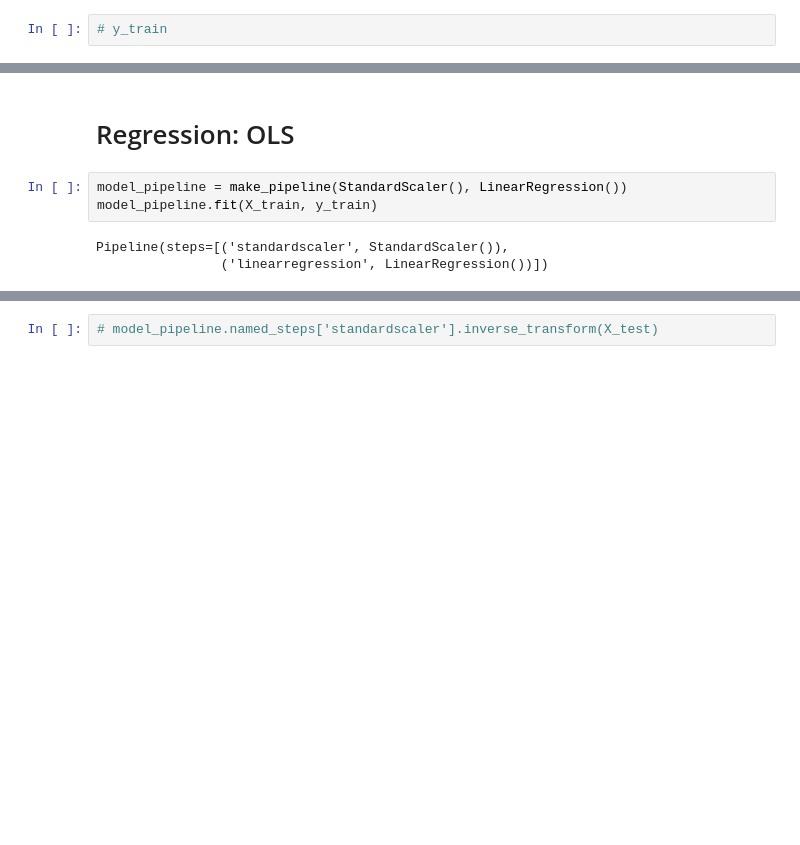
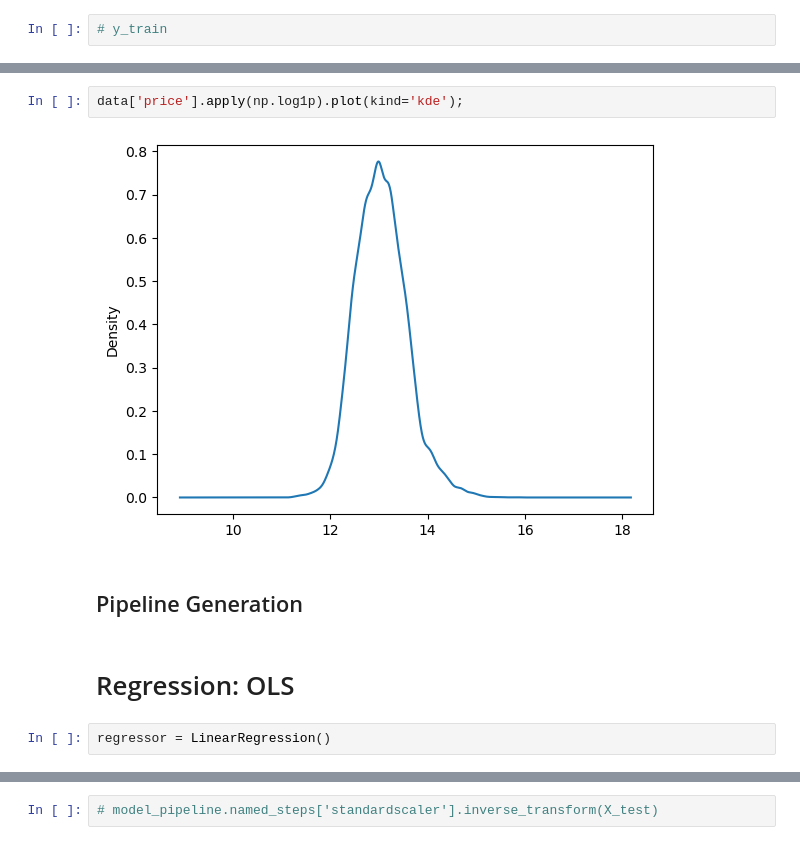
Before and after one commit to BenJMcCarty/Return_of_the_King_County_Dataset, a Jupyter notebook: Data_Exploration.ipynb, the cells around one changed output, grey strips where cells are left out. Cells and saved outputs as stored; diff of their text form; blank space fills up the shorter version.

Commit message:
Updated model testing

```diff
--- a/Data_Exploration.ipynb
+++ b/Data_Exploration.ipynb
@@ -280,8 +290,10 @@ X_train, X_test, y_train, y_test = train_test_split(X, y, test_size = .25, rando
+# %%
+data['price'].apply(np.log1p).plot(kind='kde');
+# %% [output]
+[figure, added]
+# %% [markdown]
+## Pipeline Generation
 # %% [markdown]
 # Regression: OLS
-# %%
-model_pipeline = make_pipeline(StandardScaler(), LinearRegression())
-model_pipeline.fit(X_train, y_train)
-# %% [output]
-Pipeline(steps=[('standardscaler', StandardScaler()),
-                ('linearregression', LinearRegression())])
+# %%
+regressor = LinearRegression()
```
Also changed, not shown: parts of 19 cells of this notebook.
